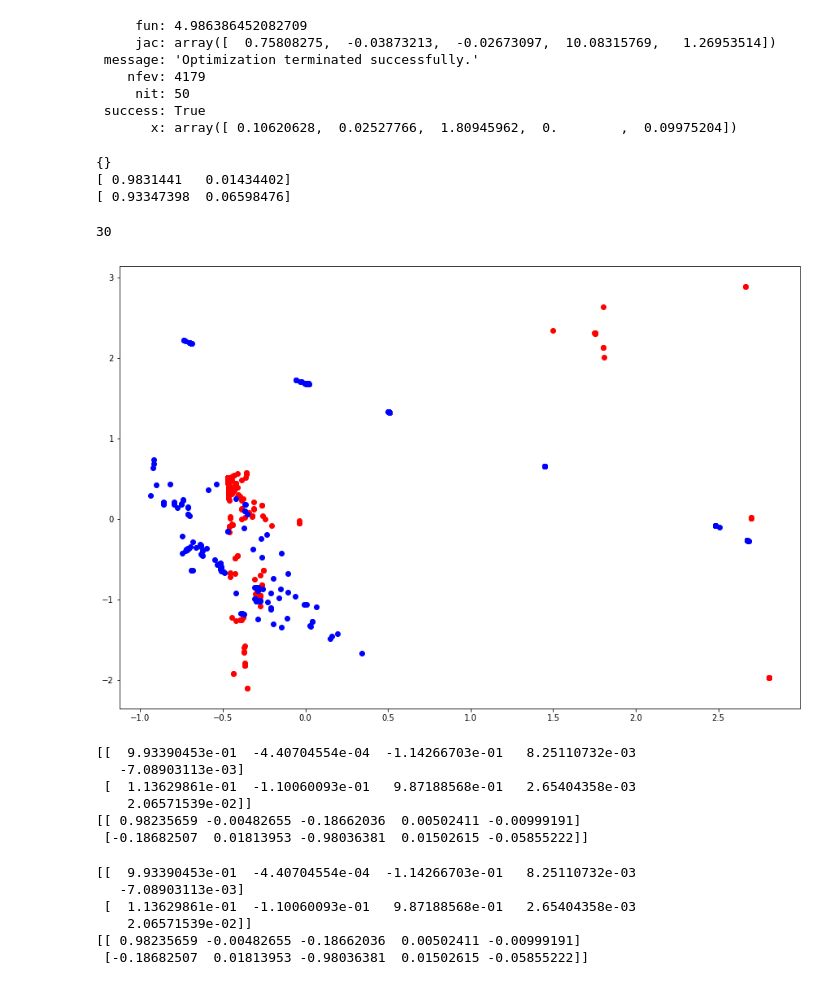
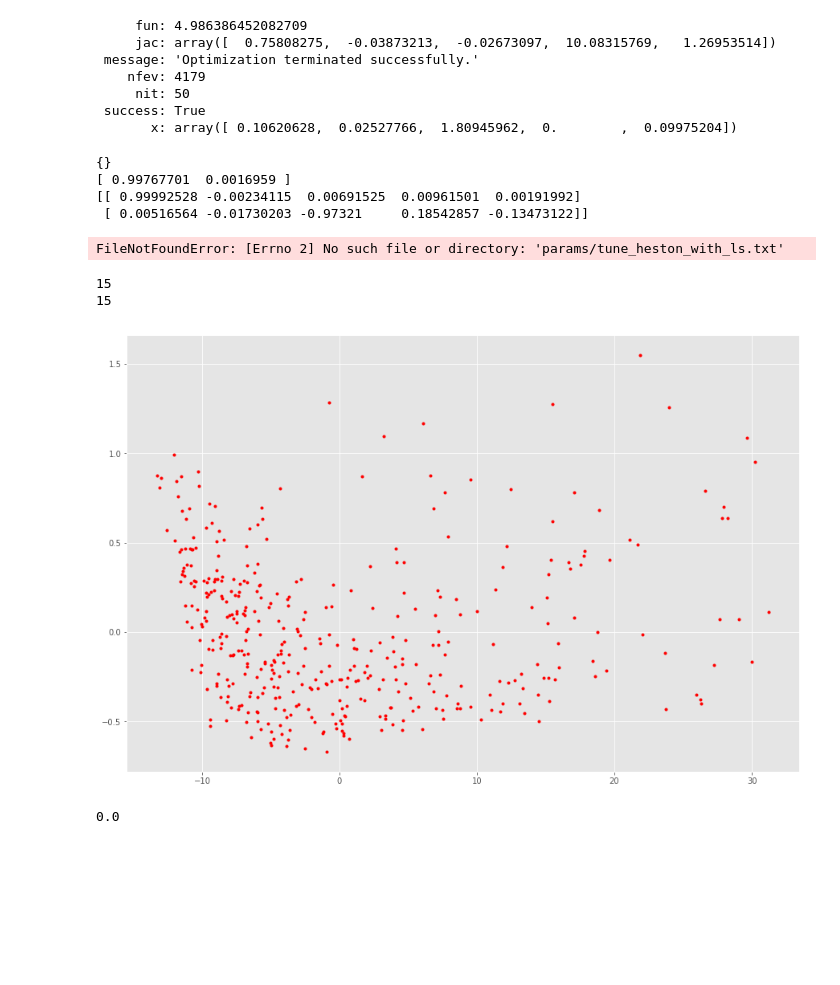
Before and after one commit to shvimas/diploma, a Jupyter notebook: notebooks/heston.ipynb, the cells around one changed output. Saved outputs shown, nothing was run; the diff lists cells and outputs as text; code cells hidden in the pictures; blank space fills up the shorter version.

```diff
--- a/notebooks/heston.ipynb
+++ b/notebooks/heston.ipynb
@@ -13,6 +13,7 @@ from pars_range import Range
 from importlib import reload, _RELOADING
 
 
+pl.style.use('ggplot')
 pl.rcParams["figure.figsize"] = (15, 10)
 # %%
 pl.rcParams["figure.figsize"] = (15, 10)
@@ -389,57 +186,51 @@ dh = reload(dh)
 print(_RELOADING)
 
 
-filename1 = dh.get_filename(model='heston', metric='MAE', is_call=True)
-filename2 = dh.get_filename(model='heston', metric='MAE', is_call=False)
-centers1 = np.array(list(dh.extract_centers(filename1)))
-centers2 = np.array(list(dh.extract_centers(filename2)))
-pca1 = de.PCA(n_components=2, whiten=True)
+centers1 = np.array(dh.get_tuned_params(model1='vg', model2='heston', drop_bad=True))
+
+pca1 = de.PCA(n_components=2)
 pca1.fit(centers1)
 print(pca1.explained_variance_ratio_)
 components1 = pca1.components_
-pca2 = de.PCA(n_components=2, whiten=True)
+print(components1)
+
+centers2 = np.array(dh.get_tuned_params(model1='ls', model2='heston', drop_bad=True))
+
+pca2 = de.PCA(n_components=2)
 pca2.fit(centers2)
 print(pca2.explained_variance_ratio_)
 components2 = pca2.components_
+print(components2)
 # %% [output]
 {}
-[ 0.9831441   0.01434402]
-[ 0.93347398  0.06598476]
+[ 0.99767701  0.0016959 ]
+[[ 0.99992528 -0.00234115  0.00691525  0.00961501  0.00191992]
+ [ 0.00516564 -0.01730203 -0.97321     0.18542857 -0.13473122]]
+FileNotFoundError: [Errno 2] No such file or directory: 'params/tune_heston_with_ls.txt'
 # %%
-centers_2d_1 = pca1.fit_transform(centers1)
-centers_2d_2 = pca2.fit_transform(centers2)
-dh.plot_dots(a=centers_2d_1, b=centers_2d_2)
+centers1_2d = pca1.fit_transform(centers1)
+centers2_2d = pca2.fit_transform(centers2)
+dh.plot_dots(a=centers1_2d, style1='r.', style2='b.')
+#dh.plot_dots(a=centers1_2d, b=centers2_2d, style1='r.', style2='b.')
 
-sum(list(map(
+print(sum(list(map(
     lambda x: he.bad_pars(*x, bounds_only=True),
-    centers_2d_1 @ components1 + pca1.mean_
-)))
+    centers1_2d @ components1 + pca1.mean_
+))))
+
+print(sum(list(map(
+    lambda x: he.bad_pars(*x, bounds_only=True),
+    centers2_2d @ components2 + pca2.mean_
+))))
 # %% [output]
-30
+15
+15
-[figure, old version]
+[figure, new version]
 # %%
 def restore_pars(dots, factors, means):
     return dots @ factors + means
 
-
-centers2 - restore_pars(centers_2d_2, components2, pca2.mean_)
-
-q = list(map(lambda x: he.bad_pars(*x, bounds_only=True), centers1))
+q = list(map(lambda x: he.bad_pars(*x, bounds_only=True), centers))
 sum(q) / len(q)
 # %% [output]
-[[  9.93390453e-01  -4.40704554e-04  -1.14266703e-01   8.25110732e-03
-   -7.08903113e-03]
- [  1.13629861e-01  -1.10060093e-01   9.87188568e-01   2.65404358e-03
-    2.06571539e-02]]
-[[ 0.98235659 -0.00482655 -0.18662036  0.00502411 -0.00999191]
- [-0.18682507  0.01813953 -0.98036381  0.01502615 -0.05855222]]
+0.0
-# %%
-print(components1)
-print(components2)
-# %% [output]
-[[  9.93390453e-01  -4.40704554e-04  -1.14266703e-01   8.25110732e-03
-   -7.08903113e-03]
- [  1.13629861e-01  -1.10060093e-01   9.87188568e-01   2.65404358e-03
-    2.06571539e-02]]
-[[ 0.98235659 -0.00482655 -0.18662036  0.00502411 -0.00999191]
- [-0.18682507  0.01813953 -0.98036381  0.01502615 -0.05855222]]
```
Also changed, not shown: parts of 18 cells of this notebook, 16 other files.
